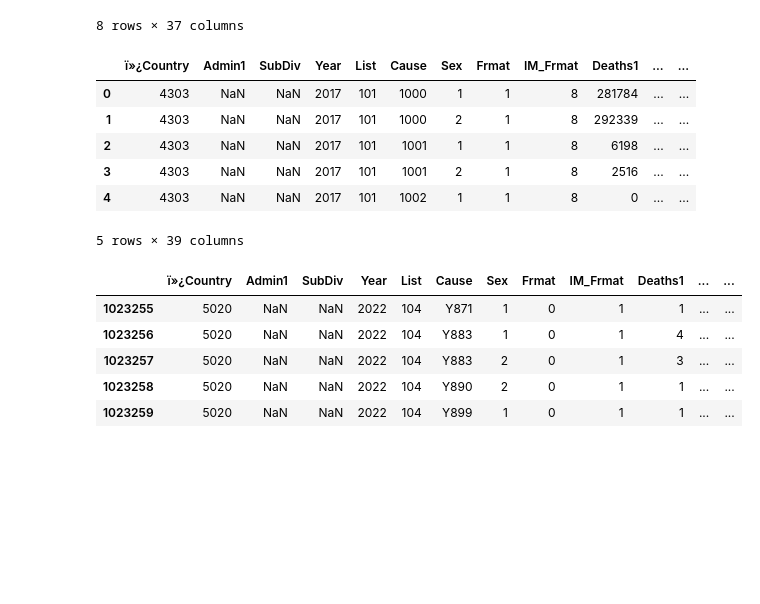
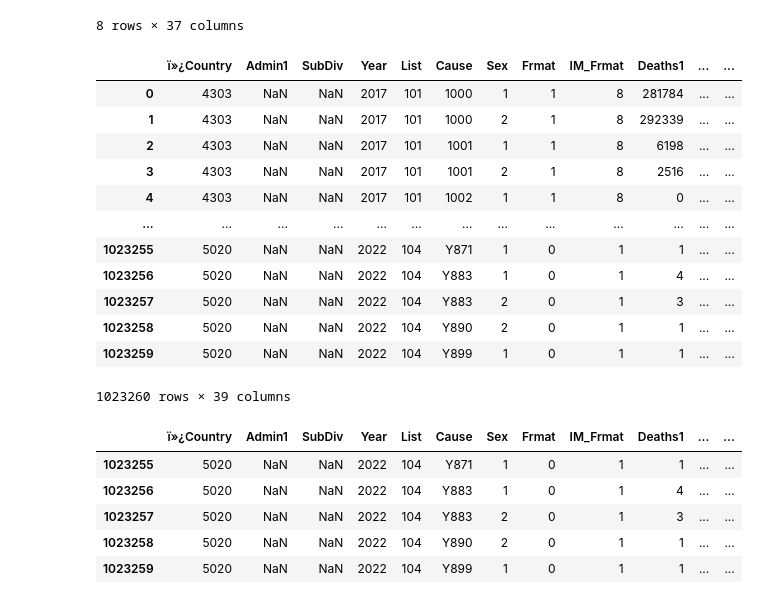
Before and after one commit to feLLpe04/Project3, a Jupyter notebook: reading_files_cleaning.ipynb, the cells around one changed output. Drawn from its saved outputs; the diff is of its cells as text; code cells hidden in the pictures; blank space fills up the shorter version.

```diff
--- a/reading_files_cleaning.ipynb
+++ b/reading_files_cleaning.ipynb
@@ -53,15 +59,21 @@ morticd10_part4_df.describe()
 | max | 5150.000000 | NaN | 2016.000000 | 104.000000 | 9.000000 | 9.00000 | 9.000000 | 1.400232e+06 | 22307.000000 | 6229.000000 | ... | ... |
 8 rows × 37 columns
 # %%
-morticd10_part5_df.head()
+morticd10_part5_df
 # %% [output]
 |  | ï»¿Country | Admin1 | SubDiv | Year | List | Cause | Sex | Frmat | IM_Frmat | Deaths1 | ... | ... |
 | 0 | 4303 | NaN | NaN | 2017 | 101 | 1000 | 1 | 1 | 8 | 281784 | ... | ... |
 | 1 | 4303 | NaN | NaN | 2017 | 101 | 1000 | 2 | 1 | 8 | 292339 | ... | ... |
 | 2 | 4303 | NaN | NaN | 2017 | 101 | 1001 | 1 | 1 | 8 | 6198 | ... | ... |
 | 3 | 4303 | NaN | NaN | 2017 | 101 | 1001 | 2 | 1 | 8 | 2516 | ... | ... |
 | 4 | 4303 | NaN | NaN | 2017 | 101 | 1002 | 1 | 1 | 8 | 0 | ... | ... |
+| ... | ... | ... | ... | ... | ... | ... | ... | ... | ... | ... | ... | ... |
+| 1023255 | 5020 | NaN | NaN | 2022 | 104 | Y871 | 1 | 0 | 1 | 1 | ... | ... |
+| 1023256 | 5020 | NaN | NaN | 2022 | 104 | Y883 | 1 | 0 | 1 | 4 | ... | ... |
+| 1023257 | 5020 | NaN | NaN | 2022 | 104 | Y883 | 2 | 0 | 1 | 3 | ... | ... |
+| 1023258 | 5020 | NaN | NaN | 2022 | 104 | Y890 | 2 | 0 | 1 | 1 | ... | ... |
+| 1023259 | 5020 | NaN | NaN | 2022 | 104 | Y899 | 1 | 0 | 1 | 1 | ... | ... |
-5 rows × 39 columns
+1023260 rows × 39 columns
 # %%
 morticd10_part5_df.tail()
 # %% [output]
```
Also changed, not shown: parts of 54 cells of this notebook, 17 other files.
